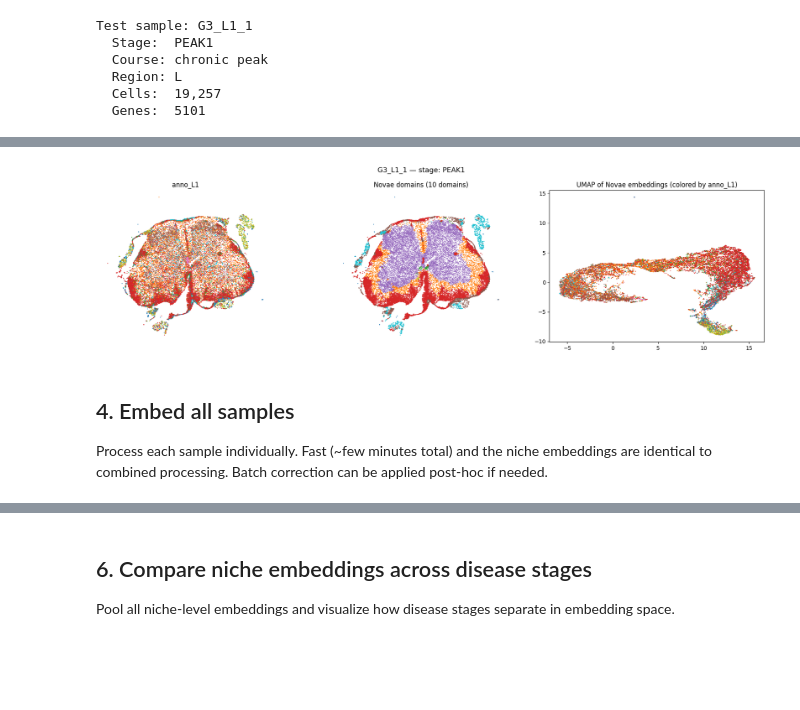
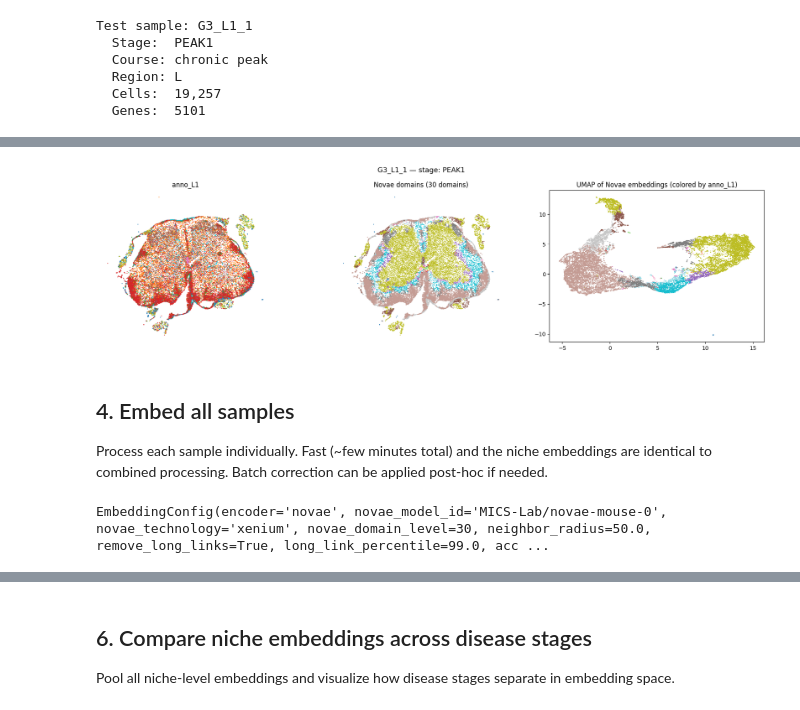
Before and after one commit to christoffermattssonlangseth/CROSSFADE, a Jupyter notebook: notebooks/01_explore_and_embed.ipynb, the cells around one changed output, grey strips where cells are left out. Drawn from its saved outputs; the diff is of its cells as text; code cells hidden in the pictures; blank space fills up the shorter version.

```diff
--- a/notebooks/01_explore_and_embed.ipynb
+++ b/notebooks/01_explore_and_embed.ipynb
@@ -212,8 +209,8 @@ from temporal_foundation.config import EmbeddingConfig
 embed_config = EmbeddingConfig(
     novae_model_id=MODEL_ID,
     novae_technology="xenium",
-    novae_domain_level=10,
-    neighbor_radius=100.0,        # remove edges > 200um
+    novae_domain_level=30,
+    neighbor_radius=50.0,        # remove edges > 200um
     remove_long_links=True,        # trim top 1% longest edges
     long_link_percentile=99.0,
     batch_correct=False,           # no batch correction for single sample
@@ -253,41 +299,45 @@ coords = test_adata.obsm["spatial"][:, :2]
 ct = test_adata.obs["anno_L1"].astype("category").cat.codes
 axes[0].scatter(coords[:, 0], coords[:, 1], c=ct, s=0.3, cmap="tab10", rasterized=True)
 axes[0].set_title("anno_L1")
 axes[0].set_aspect("equal")
 axes[0].axis("off")
 
 # Novae spatial domains
 if embed_config.domain_key in test_adata.obs.columns:
     domains = test_adata.obs[embed_config.domain_key].astype("category").cat.codes
     axes[1].scatter(coords[:, 0], coords[:, 1], c=domains, s=0.3, cmap="tab20", rasterized=True)
     axes[1].set_title(f"Novae domains ({test_adata.obs[embed_config.domain_key].nunique()} domains)")
     axes[1].set_aspect("equal")
     axes[1].axis("off")
 
 # UMAP of Novae embeddings
 if embed_config.latent_key in test_adata.obsm:
     from sklearn.decomposition import PCA
     import umap
 
     latent = test_adata.obsm[embed_config.latent_key]
     if latent.shape[1] > 50:
         latent = PCA(n_components=50).fit_transform(latent)
 
     coords_umap = umap.UMAP(n_components=2, random_state=42).fit_transform(latent)
-    axes[2].scatter(coords_umap[:, 0], coords_umap[:, 1], c=ct, s=0.3, cmap="tab10", rasterized=True)
+    axes[2].scatter(coords_umap[:, 0], coords_umap[:, 1], c=domains, s=0.3, cmap="tab20", rasterized=True)
     axes[2].set_title("UMAP of Novae embeddings (colored by anno_L1)")
 
 plt.suptitle(f"{test_sample_id} — stage: {test_adata.obs['stage'].iloc[0]}", fontsize=13)
 plt.tight_layout()
 plt.show()
 # %% [output]
-[figure, old version]
+[figure, new version]
 # %% [markdown]
 ## 4. Embed all samples
 
 Process each sample individually. Fast (~few minutes total) and the
 niche embeddings are identical to combined processing. Batch correction
 can be applied post-hoc if needed.
+# %%
+embed_config
+# %% [output]
+EmbeddingConfig(encoder='novae', novae_model_id='MICS-Lab/novae-mouse-0', novae_technology='xenium', novae_domain_level=30, neighbor_radius=50.0, remove_long_links=True, long_link_percentile=99.0, acc ...
 # %%
 from temporal_foundation.data import split_by_sample
 from temporal_foundation.embeddings import compute_novae_batch, save_embeddings
```
Also changed, not shown: parts of 13 cells of this notebook, 3 other files.
